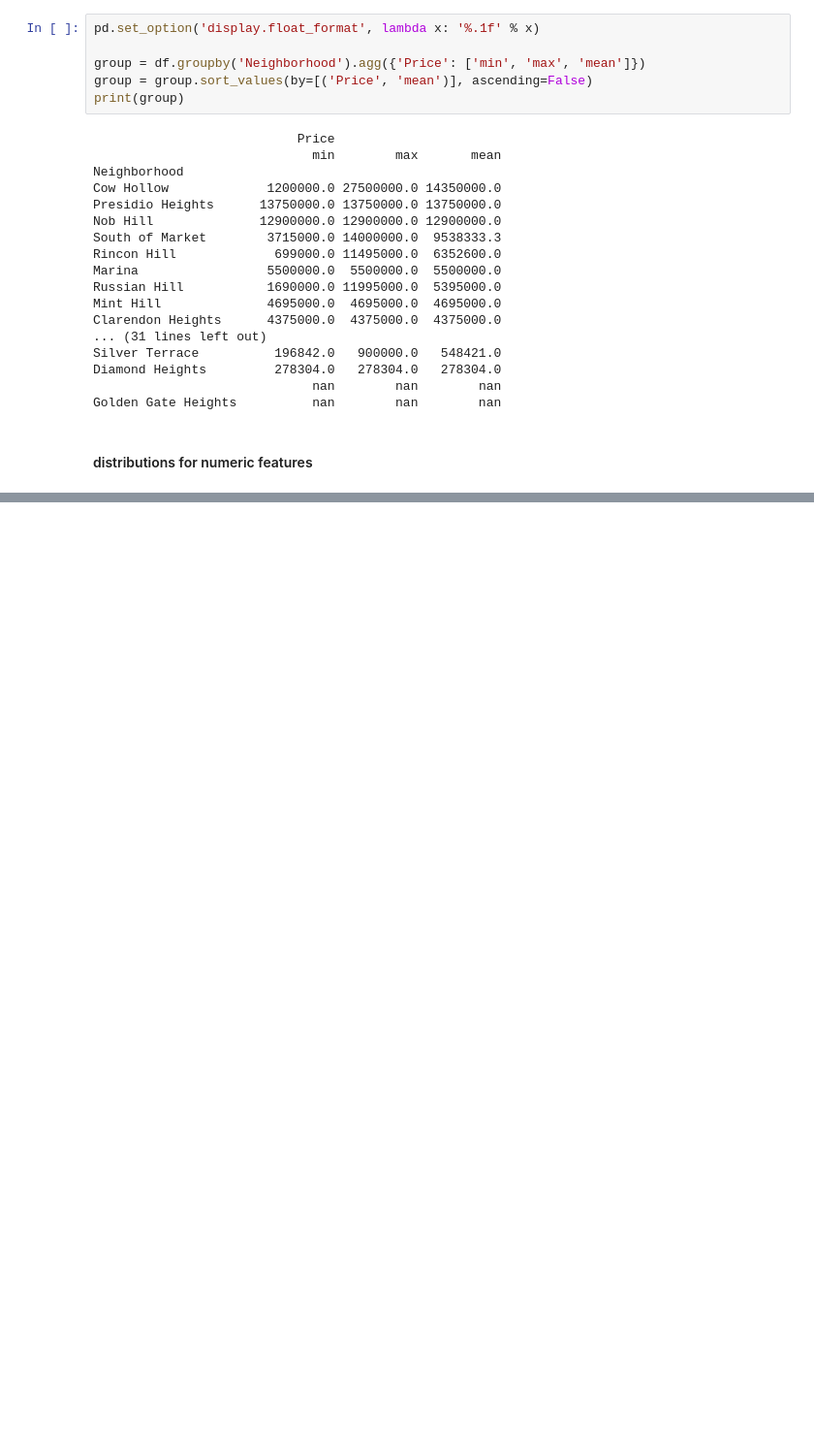
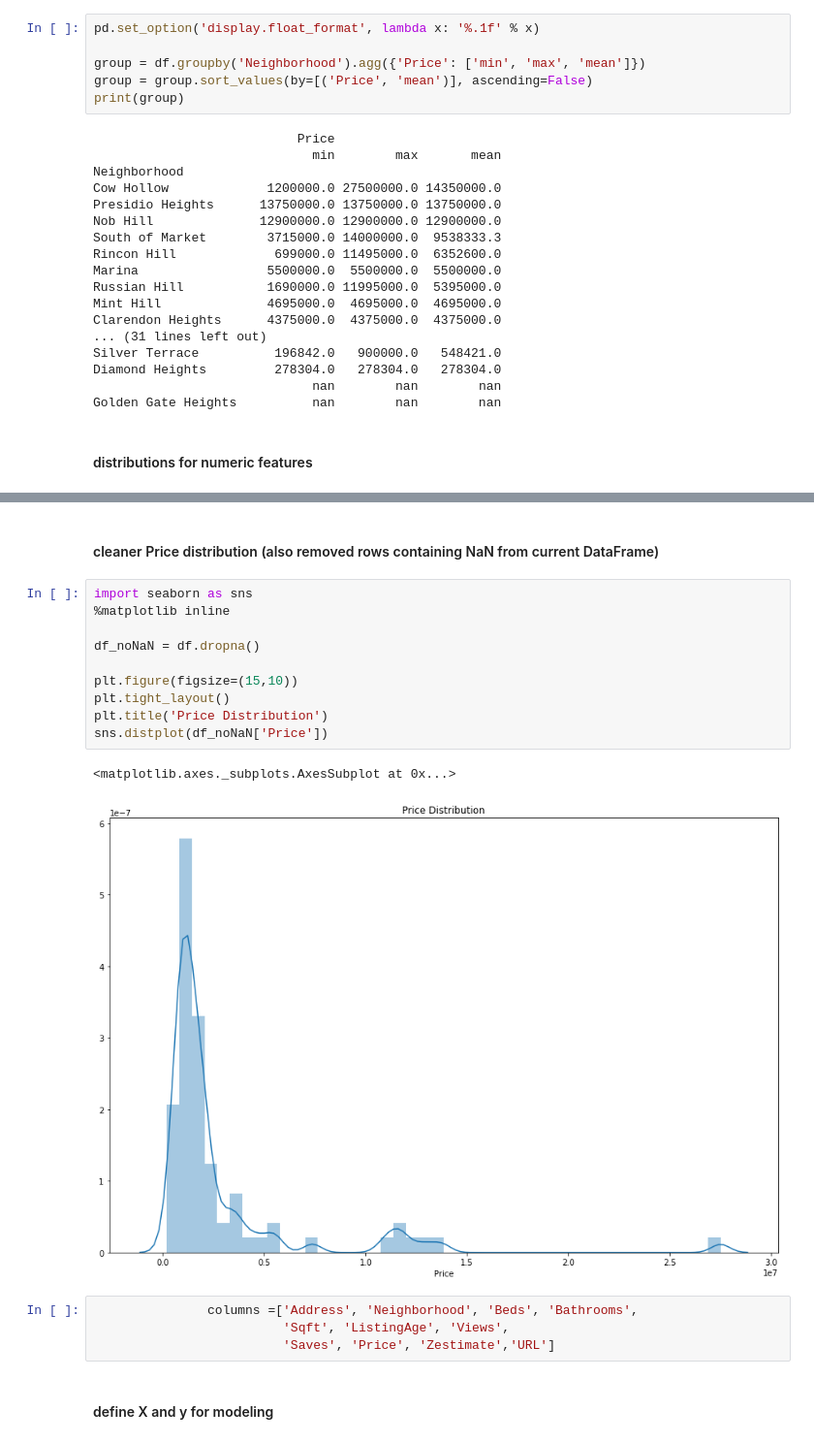
Before and after one commit to emagnusson88/zillow-scraper, a Jupyter notebook: SF Housing Scraper.ipynb, the cells around one changed output, grey strips where cells are left out. Shown at 97% size. Cells and saved outputs as stored; diff of their text form; blank space fills up the shorter version.

Commit message:
starting to model

```diff
--- a/SF Housing Scraper.ipynb
+++ b/SF Housing Scraper.ipynb
@@ -589,0 +599,21 @@ for col in df[['Beds', 'Bathrooms', 'Sqft', 'ListingAge', 'Views', 'Saves', 'Pri
+# %% [markdown]
+#### cleaner Price distribution (also removed rows containing NaN from current DataFrame)
+# %%
+import seaborn as sns
+%matplotlib inline
+
+df_noNaN = df.dropna()
+
+plt.figure(figsize=(15,10))
+plt.tight_layout()
+plt.title('Price Distribution')
+sns.distplot(df_noNaN['Price'])
+# %% [output]
+<matplotlib.axes._subplots.AxesSubplot at 0x...>
+[figure, added]
+# %%
+               columns =['Address', 'Neighborhood', 'Beds', 'Bathrooms',
+                         'Sqft', 'ListingAge', 'Views',
+                         'Saves', 'Price', 'Zestimate','URL']
+# %% [markdown]
+#### define X and y for modeling
```
Also changed, not shown: parts of 20 cells of this notebook.
